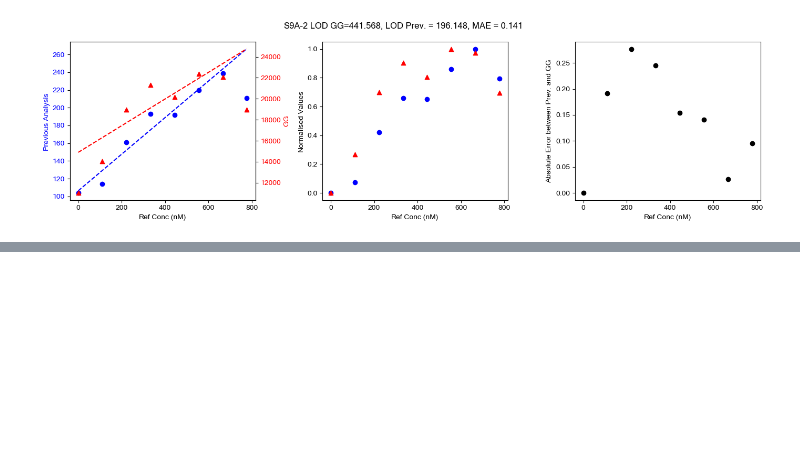
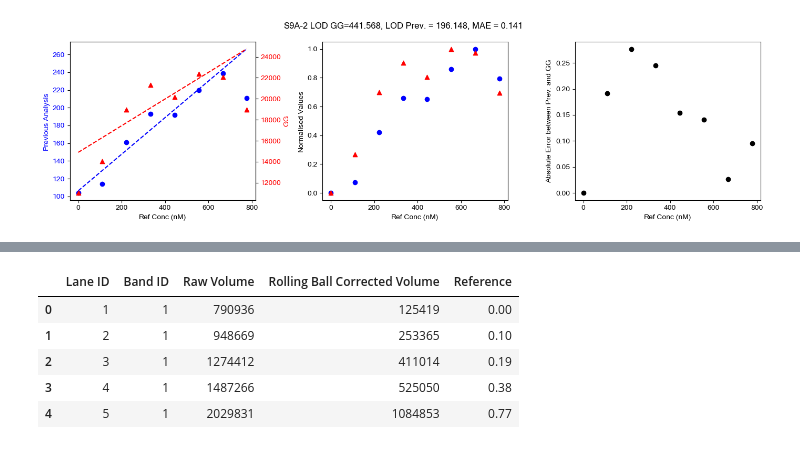
Before and after one commit to mattaq31/GelGenie, a Jupyter notebook: python-gelgenie/statistical_analysis/Paper Comparison Analysis (Clean).ipynb, the cells around one changed output, grey strips where cells are left out. Cells and saved outputs as stored; diff of their text form; code cells hidden in the pictures; blank space fills up the shorter version.

```diff
--- a/python-gelgenie/statistical_analysis/Paper Comparison Analysis (Clean).ipynb
+++ b/python-gelgenie/statistical_analysis/Paper Comparison Analysis (Clean).ipynb
@@ -202,0 +236,9 @@ sns.stripplot(data=ma_multi_df, x='Gel Name', y='ABS Error', color='black', alph
+# %%
+arun_2021_multiplexed_4f_sa.head()
+# %% [output]
+|  | Lane ID | Band ID | Raw Volume | Rolling Ball Corrected Volume | Reference |
+| 0 | 1 | 1 | 790936 | 125419 | 0.00 |
+| 1 | 2 | 1 | 948669 | 253365 | 0.10 |
+| 2 | 3 | 1 | 1274412 | 411014 | 0.19 |
+| 3 | 4 | 1 | 1487266 | 525050 | 0.38 |
+| 4 | 5 | 1 | 2029831 | 1084853 | 0.77 |
```
Also changed, not shown: parts of 6 cells of this notebook.
